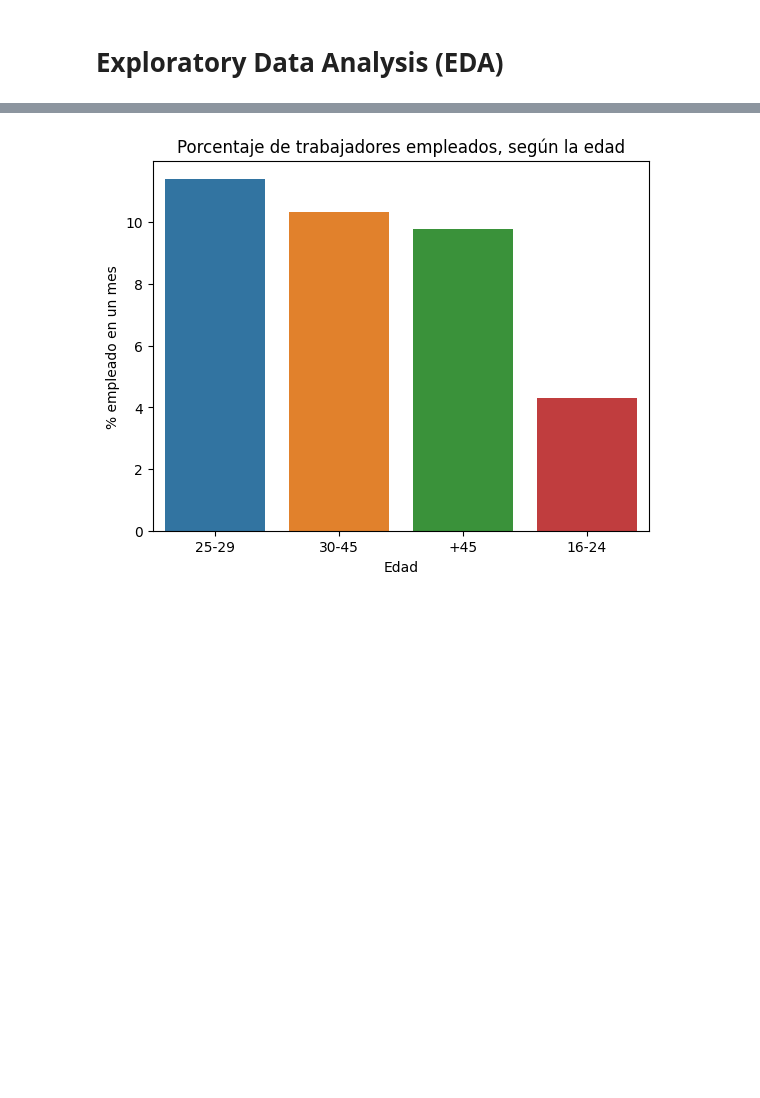
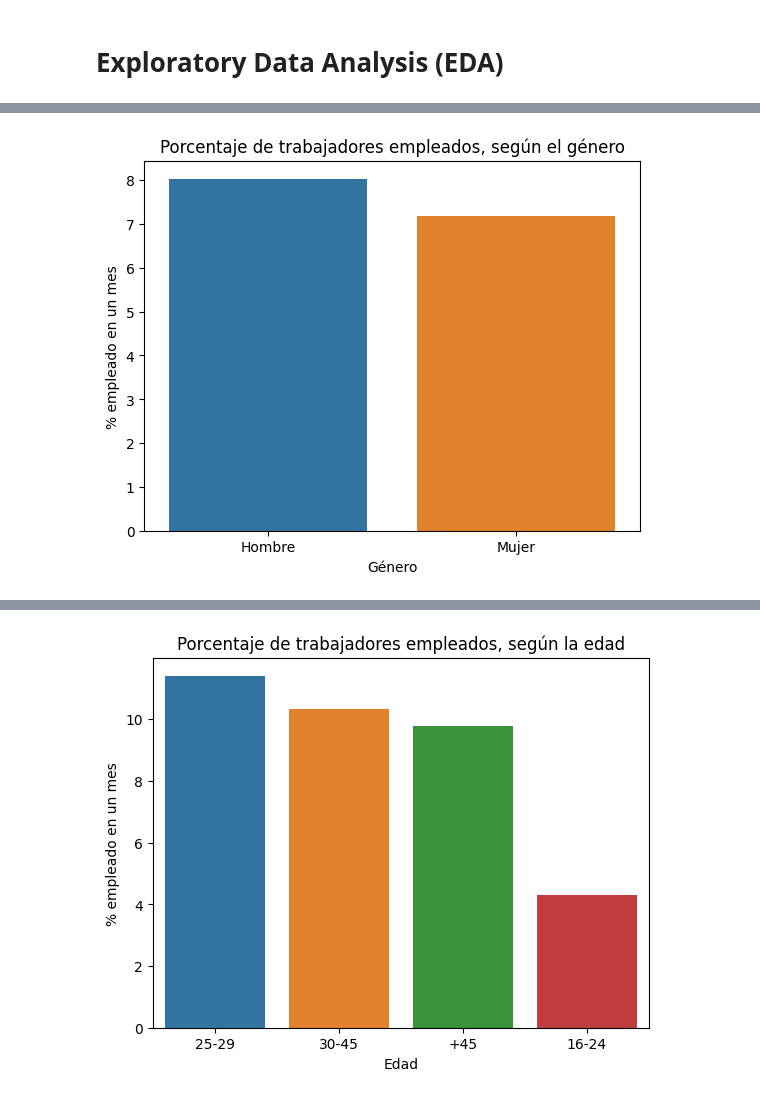
Before and after one commit to mariaalfaroc/CareerPilot, a Jupyter notebook: eda.ipynb, the cells around one changed output, grey strips where cells are left out. Cells and saved outputs as stored; diff of their text form; code cells hidden in the pictures; blank space fills up the shorter version.

```diff
--- a/eda.ipynb
+++ b/eda.ipynb
@@ -39,0 +43,16 @@ df_desc.head()
+# %%
+# Calculate mean of column Y by categories in column X
+mean_values = df_desc.groupby('sexo')['empleado'].mean().reset_index()
+
+# Sort the mean values DataFrame in descending order
+mean_values = mean_values.sort_values(by='empleado', ascending=False)
+
+# Create bar graph
+sns.barplot(x='sexo', y='empleado', data=mean_values)
+plt.xlabel('Género')
+plt.ylabel('% empleado en un mes')
+plt.title('Porcentaje de trabajadores empleados, según el género')
+
+plt.show()
+# %% [output]
+[figure, added]
```
Also changed, not shown: parts of 15 cells of this notebook, 11 other files.
